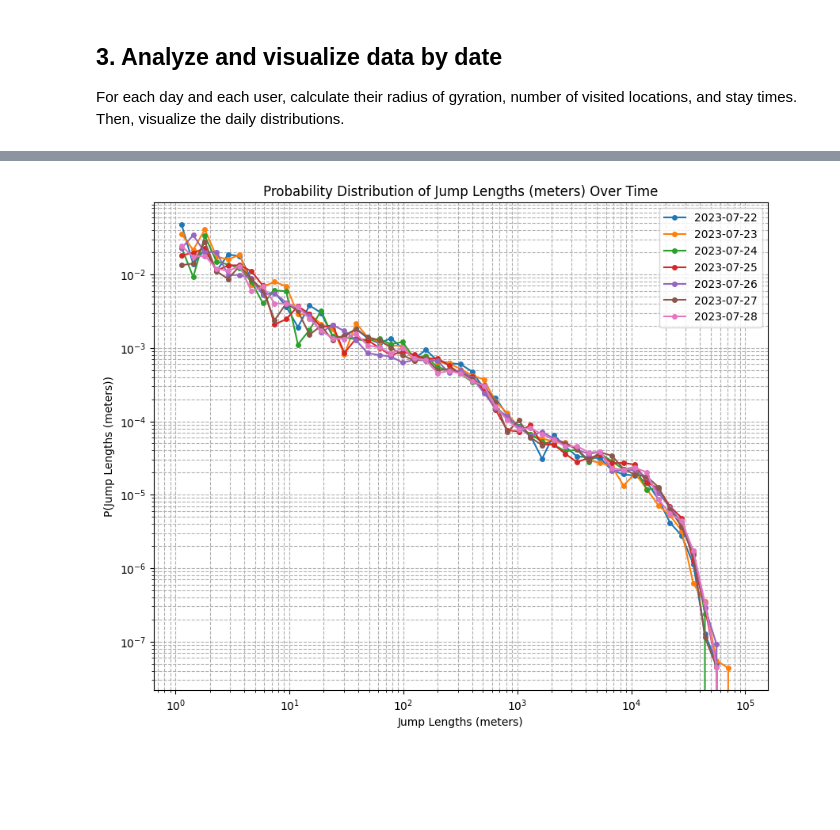
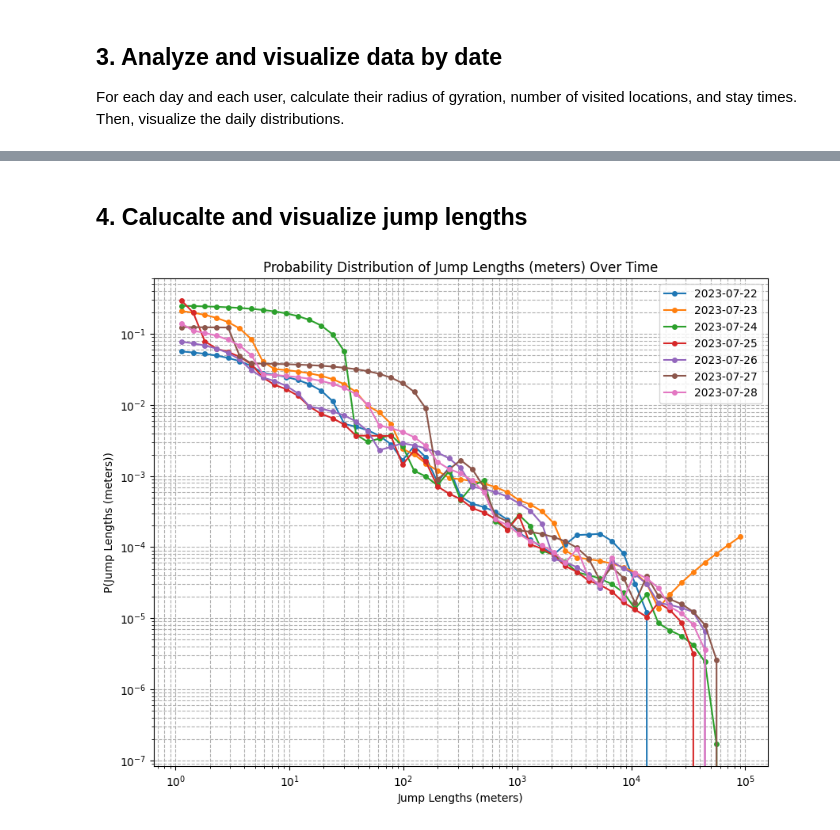
Before and after one commit to PangYanbo/GPSAnalysis, a Jupyter notebook: GISA_GPS_Analysis.ipynb, the cells around one changed output, grey strips where cells are left out. Cells and saved outputs as stored; diff of their text form; code cells hidden in the pictures; blank space fills up the shorter version.

```diff
--- a/GISA_GPS_Analysis.ipynb
+++ b/GISA_GPS_Analysis.ipynb
@@ -52,8 +52,8 @@ conn.close()
 
 # If the number of users exceeds 2000, randomly select 2000 users
 top_users = gps_data['uuid'].unique()
-if len(top_users) > 1000:
-    selected_users = np.random.choice(top_users, 1000, replace=False)
+if len(top_users) > 20:
+    selected_users = np.random.choice(top_users, 20, replace=False)
     gps_data = gps_data[gps_data['uuid'].isin(selected_users)]
 
 print(f"Selected {len(gps_data['uuid'].unique())} users for analysis.")
@@ -263,3 +267,5 @@ visualize_metrics_over_dates(
+# %% [markdown]
+## 4. Calucalte and visualize jump lengths
 # %%
 # Function to calculate the distances (jump lengths) between consecutive stay points
 def calculate_jump_lengths(group, epsilon=100, min_samples=3, time_threshold=3600):
@@ -295,53 +345,24 @@ def calculate_jump_lengths(group, epsilon=100, min_samples=3, time_threshold=360
 # %%
-# New visualization function for jump lengths over time
-def visualize_jump_lengths_over_dates(df, metric_label):
-    df['date'] = pd.to_datetime(df['date'])
-    df = df.set_index('date')
-
-    plt.figure(figsize=(10, 8))
-
-    # Loop through each unique date in the data
-    for start_time in df.index.unique():
-        # Filter the data for the specific date
-        jump_lengths = df[df.index == start_time]['jump_lengths'].dropna().values
-
-        if len(jump_lengths) > 0:
-            # Compute histogram for the jump lengths
-            hist, bin_edges = np.histogram(
-                jump_lengths, bins=np.logspace(np.log10(1), np.log10(100000), 50), density=True
-            )
-            bin_centers = (bin_edges[:-1] + bin_edges[1:]) / 2
-
-            # Plot the histogram on a log-log scale
-            plt.loglog(bin_centers, hist, 'o-', label=f'{start_time.strftime("%Y-%m-%d")}', markersize=4)
-
-    # Add labels, title, and grid to the plot
-    plt.xlabel(f'{metric_label}')
-    plt.ylabel(f'P({metric_label})')
-    plt.title(f'Probability Distribution of {metric_label} Over Time')
-    plt.legend()
-    plt.grid(True, which="both", ls="--")
-    plt.show()
-
+%%time
 
 # For each user and each day, calculate jump lengths
 jump_results = {'date': [], 'uuid': [], 'jump_lengths': []}
 
 for date, date_group in gps_data.groupby(gps_data['logtime'].dt.date):
     for uuid, user_group in date_group.groupby('uuid'):
         jump_lengths = calculate_jump_lengths(user_group)
         if len(jump_lengths) > 0:
             jump_results['date'].extend([date] * len(jump_lengths))
             jump_results['uuid'].extend([uuid] * len(jump_lengths))
             jump_results['jump_lengths'].extend(jump_lengths)
 
 # Convert to DataFrame
 jump_results_df = pd.DataFrame(jump_results)
 
 # Visualize the distribution of jump lengths
 visualize_jump_lengths_over_dates(
     jump_results_df,
     metric_label='Jump Lengths (meters)'
 )
 # %% [output]
-[figure, old version]
+[figure, new version]
```
Also changed, not shown: parts of 8 cells of this notebook.
